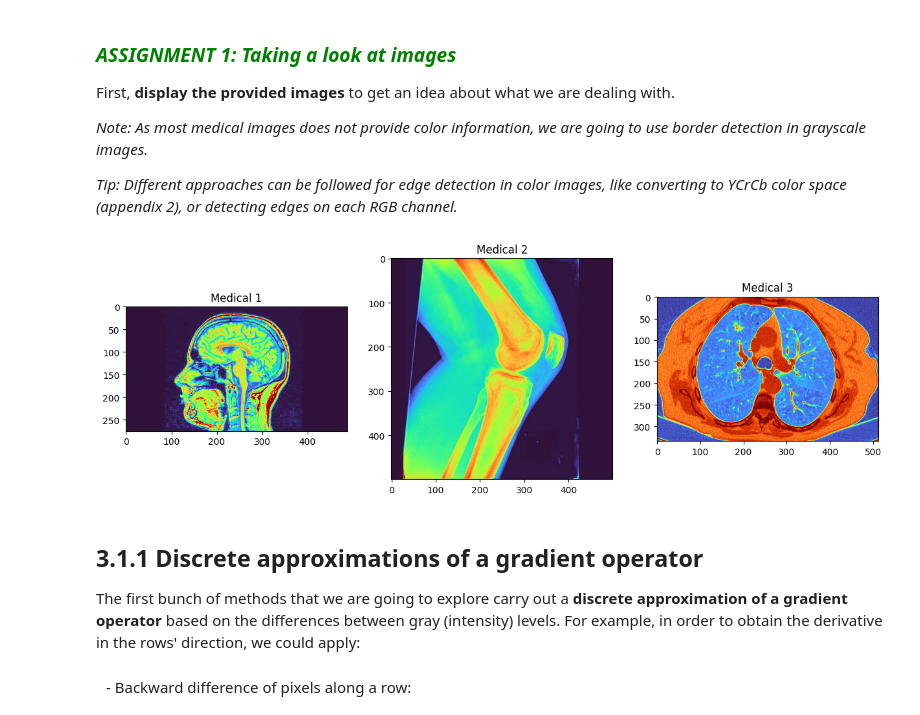
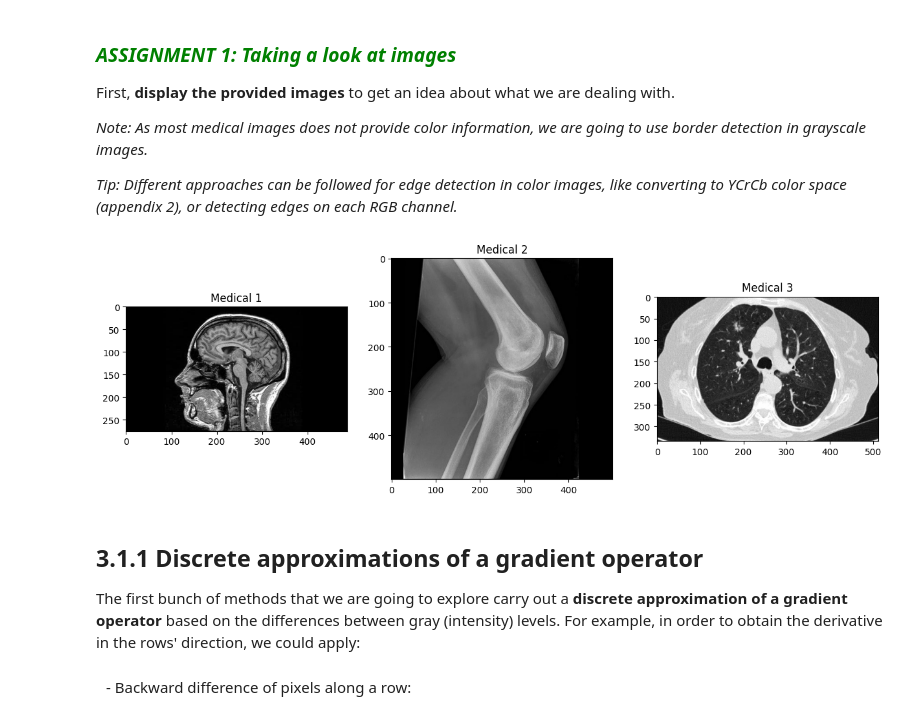
Before and after one commit to rubenjr0/uma_cv_2024, a Jupyter notebook: Chapter 03. Edge detection/3.1 Operators based on first derivative.ipynb, the cells around one changed output. Cells and saved outputs as stored; diff of their text form; code cells hidden in the pictures.

```diff
--- a/Chapter 03. Edge detection/3.1 Operators based on first derivative.ipynb
+++ b/Chapter 03. Edge detection/3.1 Operators based on first derivative.ipynb
@@ -103,28 +103,28 @@ First, **display the provided images** to get an idea about what we are dealing
 # %%
 # ASSIGNMENT 1
 # Display the provided images in a 1x3 plot to see what are we dealing with
 # Write your code here!
 
 # Read the images
 medical_1 = cv2.imread(images_path + "medical_1.jpg", 0)
 medical_2 = cv2.imread(images_path + "medical_2.jpg", 0)
 medical_3 = cv2.imread(images_path + "medical_3.jpg", 0)
 
 # And show them
 plt.subplot(131)
-plt.imshow(medical_1, cmap='turbo')
+plt.imshow(medical_1, cmap='gray')
 plt.title('Medical 1')
 
 plt.subplot(132)
-plt.imshow(medical_2, cmap='turbo')
+plt.imshow(medical_2, cmap='gray')
 plt.title('Medical 2')
 
 plt.subplot(133)
-plt.imshow(medical_3, cmap='turbo')
+plt.imshow(medical_3, cmap='gray')
 plt.title('Medical 3')
 plt.show()
 # %% [output]
-[figure, old version]
+[figure, new version]
 # %% [markdown]
 ## 3.1.1 Discrete approximations of a gradient operator <a id=311></a>
 
```
Also changed, not shown: parts of 5 cells of this notebook.
